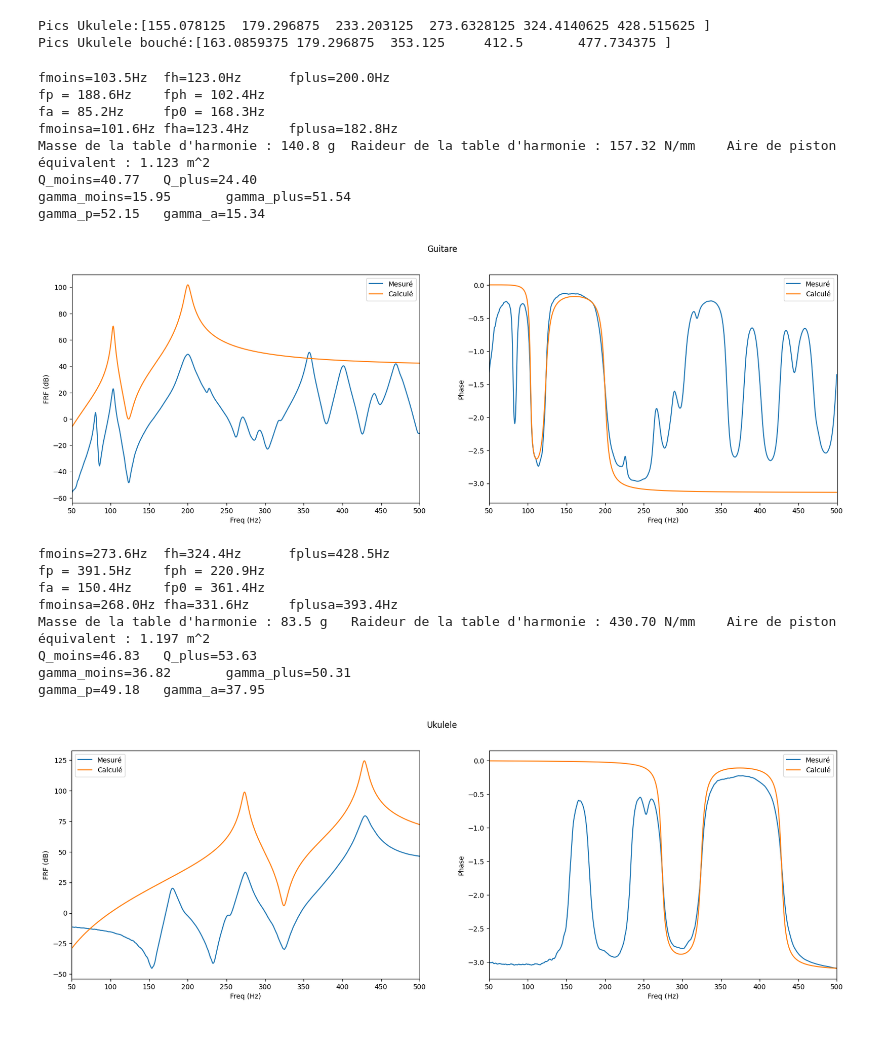
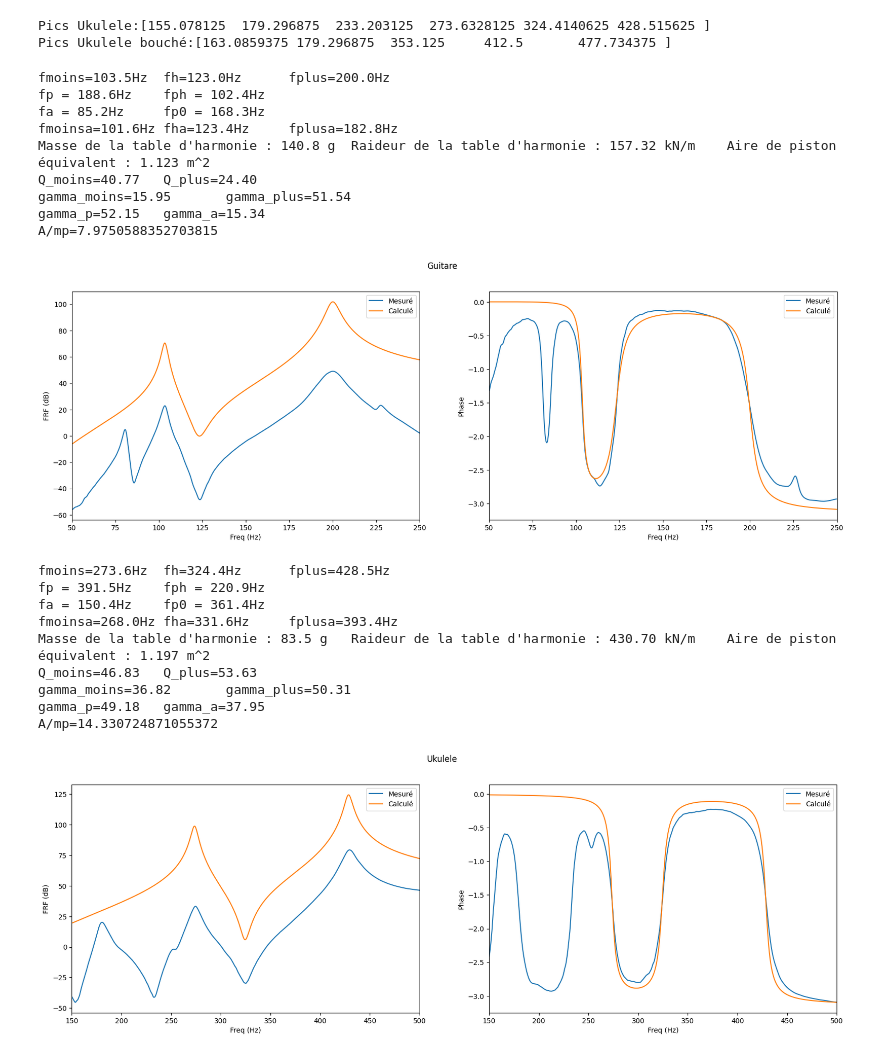
Before and after one commit to estevep/TP-Acoustique-ATIAM, a Jupyter notebook: cordes/tp.ipynb, the cells around one changed output. Drawn from its saved outputs; the diff is of its cells as text; code cells hidden in the pictures.

```diff
--- a/cordes/tp.ipynb
+++ b/cordes/tp.ipynb
@@ -247,7 +247,7 @@ def modele_theorique(file="Guitare_2.mat",V=13e-3,majoute=28e-3,freqmin=50, freq
     mp = (majoute/(wpa**2))/((1/(wpa**2)) - (1/wp**2))
     kp = wp0**2 * mp
     A = np.sqrt((wa**2 * mp)/mu)
-    print(f"Masse de la table d'harmonie : {mp*1000:.1f} g\tRaideur de la table d'harmonie : {kp/1000:.2f} N/mm\tAire de piston équivalent : {A:.3f} m^2")
+    print(f"Masse de la table d'harmonie : {mp*1000:.1f} g\tRaideur de la table d'harmonie : {kp/1000:.2f} kN/m\tAire de piston équivalent : {A:.3f} m^2")
 
     df_moins, Q_moins = get_delta_f(file,fmoins,10)
     df_plus, Q_plus = get_delta_f(file,fplus,10)
@@ -259,9 +259,10 @@ def modele_theorique(file="Guitare_2.mat",V=13e-3,majoute=28e-3,freqmin=50, freq
 
     G = (wplus**2 - wmoins**2)/(wp**2-wa**2)
     M = np.array([[(G+1)/(2*G),(G-1)/(2*G)],[(G-1)/(2*G),(G+1)/(2*G)]])
-    gamma_p,gamma_a=np.linalg.inv(M)@np.array([[gamma_plus],[gamma_moins]]).flatten()
+    gamma_p,gamma_a=(np.linalg.inv(M)@np.array([[gamma_plus],[gamma_moins]])).flatten()
     print(f"{gamma_p=:.2f}\t{gamma_a=:.2f}")
 
+    print(f'{A/mp=}')
     #-----------------Calcul de Z théorique----------------------------------------------
 
     w = np.linspace(freqmin*2*np.pi,freqmax*2*np.pi,1000)
@@ -281,44 +282,50 @@ def modele_theorique(file="Guitare_2.mat",V=13e-3,majoute=28e-3,freqmin=50, freq
     mag = 20*np.log(np.abs(data["FRF"]))[domaine]
     phase = np.angle(data["FRF"])[domaine]
 
     plt.figure(figsize=(20,6))
     plt.subplot(1,2,1)
     plt.xlim([freqmin,freqmax])
     plt.plot(freq,mag,label = "Mesuré")
     plt.plot(f_theo,mag_theo,label="Calculé")
     plt.xlabel("Freq (Hz)")
     plt.ylabel("FRF (dB)")
     plt.legend()
 
     plt.subplot(1,2,2)
     plt.xlim([freqmin,freqmax])
     plt.plot(freq,phase,label = "Mesuré")
     plt.plot(f_theo,phase_theo,label="Calculé")
     plt.xlabel("Freq (Hz)")
     plt.ylabel("Phase")
     plt.legend()
 
     plt.suptitle(file2text(file))
+    plt.savefig(os.path.join("images",file2text(file)+"_comparaison_modele.png"))
+    plt.show()
 
-    plt.show()
-modele_theorique("Guitare_2.mat",V=0.013,majoute=0.028,freqmin=50,freqmax=500)
-modele_theorique("Ukulele_2.mat",V=0.008,majoute=0.020,freqmin=50,freqmax=500)
+    return
+
+modele_theorique("Guitare_2.mat",V=0.013,majoute=0.028,freqmin=50,freqmax=250)
+modele_theorique("Ukulele_2.mat",V=0.008,majoute=0.020,freqmin=150,freqmax=500)
+pass
 # %% [output]
 fmoins=103.5Hz  fh=123.0Hz      fplus=200.0Hz
 fp = 188.6Hz    fph = 102.4Hz
 fa = 85.2Hz     fp0 = 168.3Hz
 fmoinsa=101.6Hz fha=123.4Hz     fplusa=182.8Hz
-Masse de la table d'harmonie : 140.8 g  Raideur de la table d'harmonie : 157.32 N/mm    Aire de piston équivalent : 1.123 m^2
+Masse de la table d'harmonie : 140.8 g  Raideur de la table d'harmonie : 157.32 kN/m    Aire de piston équivalent : 1.123 m^2
 Q_moins=40.77   Q_plus=24.40
 gamma_moins=15.95       gamma_plus=51.54
 gamma_p=52.15   gamma_a=15.34
+A/mp=7.9750588352703815
-[figure, old version]
+[figure, new version]
 fmoins=273.6Hz  fh=324.4Hz      fplus=428.5Hz
 fp = 391.5Hz    fph = 220.9Hz
 fa = 150.4Hz    fp0 = 361.4Hz
 fmoinsa=268.0Hz fha=331.6Hz     fplusa=393.4Hz
-Masse de la table d'harmonie : 83.5 g   Raideur de la table d'harmonie : 430.70 N/mm    Aire de piston équivalent : 1.197 m^2
+Masse de la table d'harmonie : 83.5 g   Raideur de la table d'harmonie : 430.70 kN/m    Aire de piston équivalent : 1.197 m^2
 Q_moins=46.83   Q_plus=53.63
 gamma_moins=36.82       gamma_plus=50.31
 gamma_p=49.18   gamma_a=37.95
+A/mp=14.330724871055372
-[figure, old version]
+[figure, new version]
```
